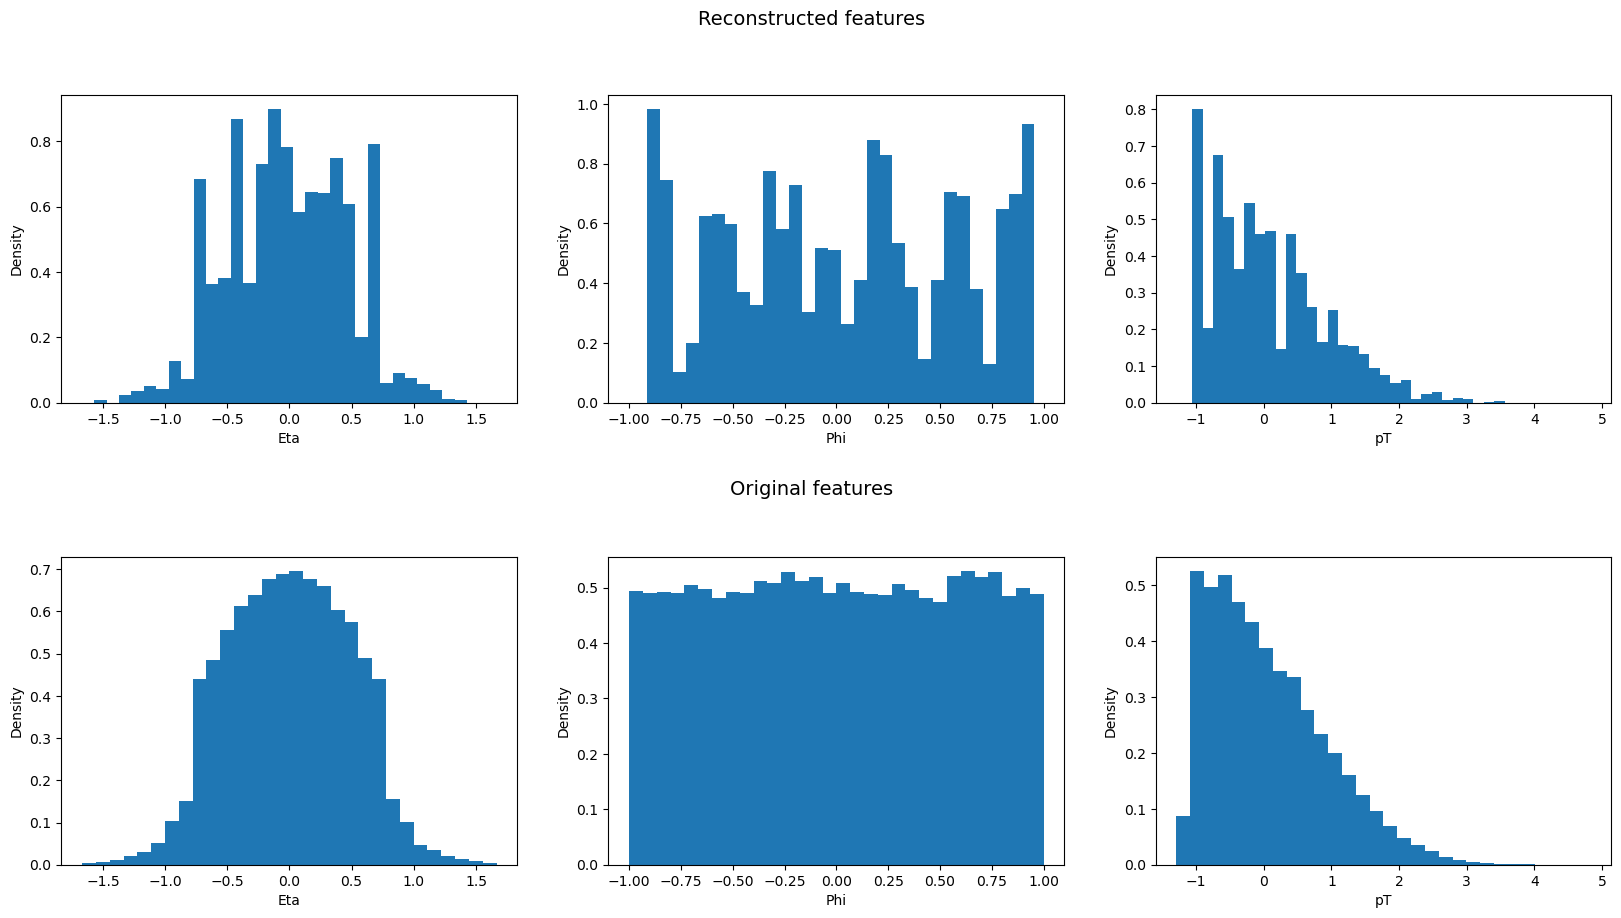
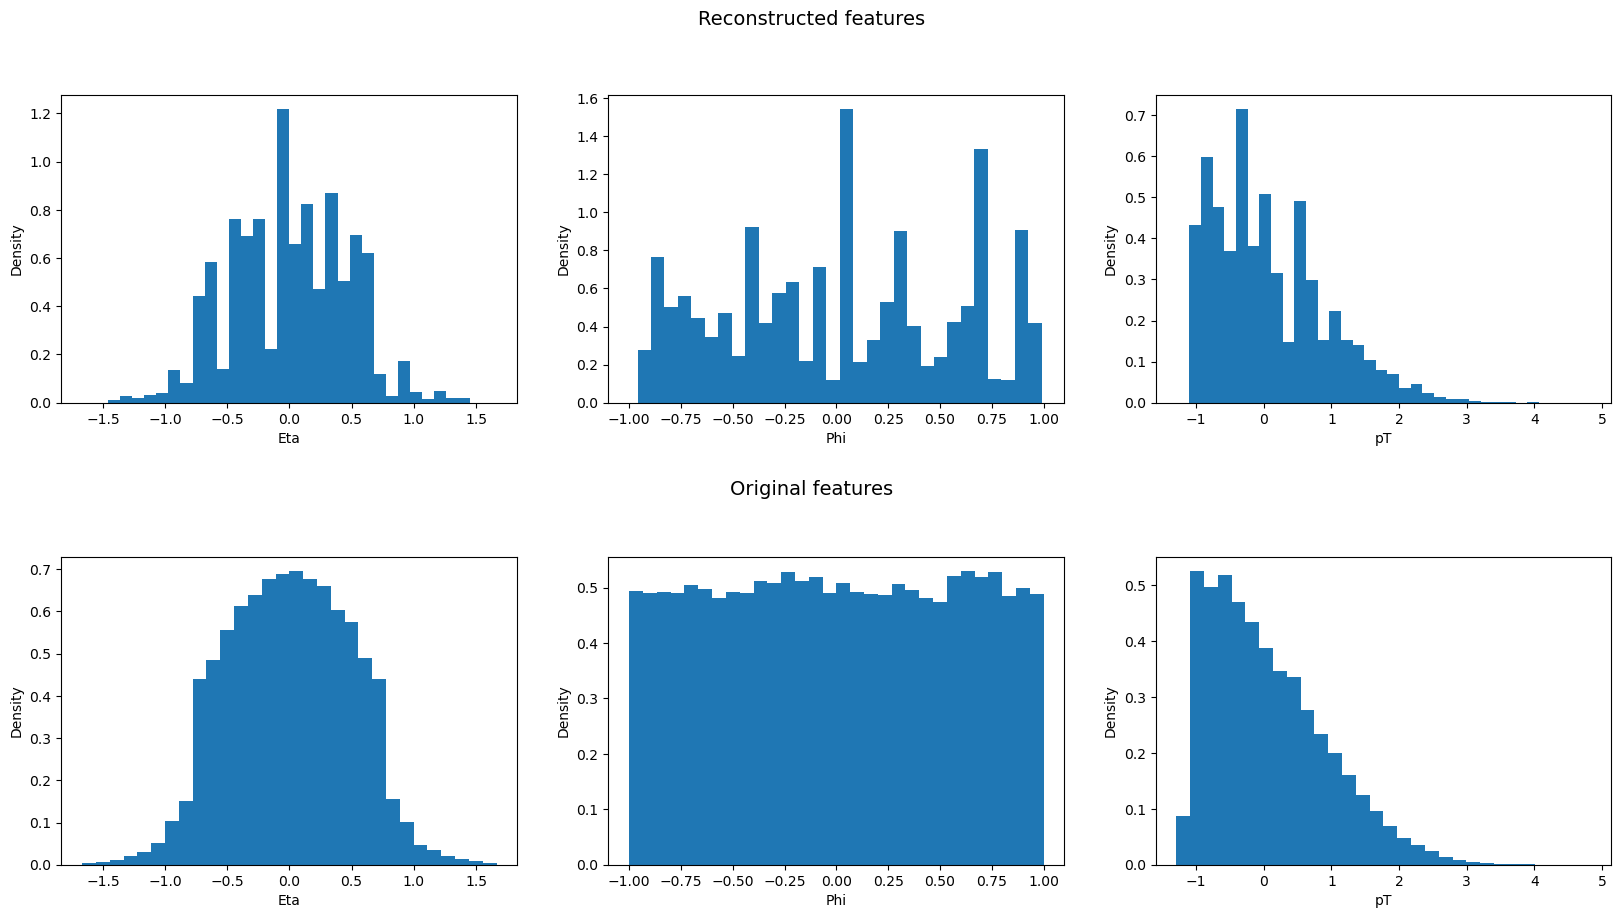
The notebook cell's code change between the first figure and the second:
--- before
+++ after
@@ -5,13 +5,13 @@
     ax[0, i].sharex(ax[1, i])
 
-ax[0,0].hist(eta_list, density=True, bins=30)
+ax[0,0].hist(eta_list_rot, density=True, bins=30)
 ax[0,0].set_xlabel("Eta")
 ax[0,0].set_ylabel("Density")
 
-ax[0,1].hist(phi_list, density=True, bins=30)
+ax[0,1].hist(phi_list_rot, density=True, bins=30)
 ax[0,1].set_xlabel("Phi")
 ax[0,1].set_ylabel("Density")
 
-ax[0,2].hist(pT_list, density=True, bins=30)
+ax[0,2].hist(pT_list_rot, density=True, bins=30)
 ax[0,2].set_xlabel("pT")
 ax[0,2].set_ylabel("Density")

Commit: Added Transformer VQ-VAE